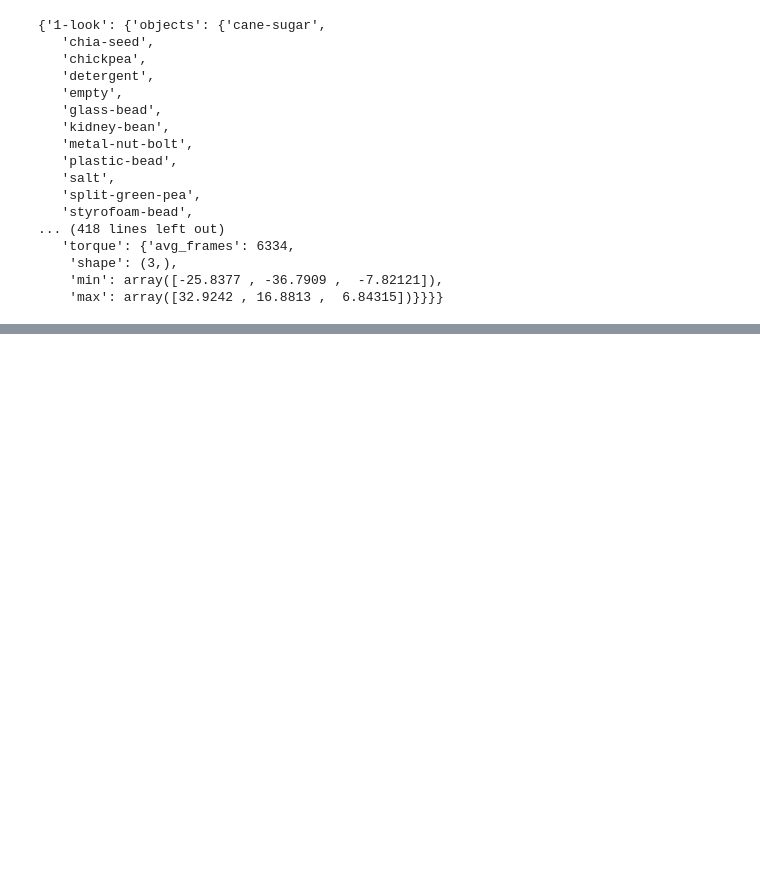
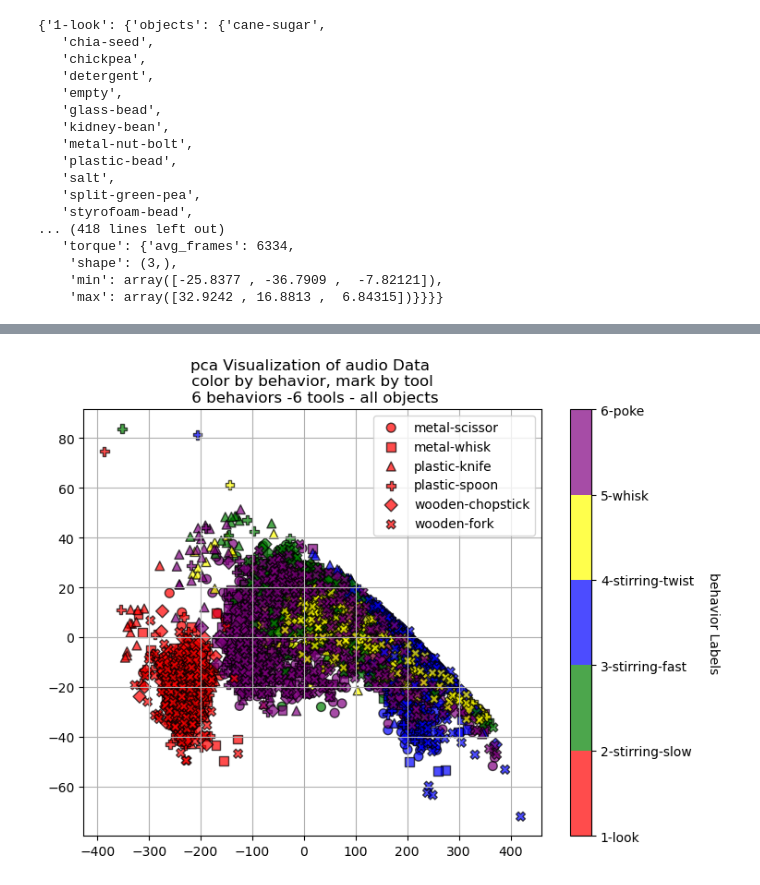
Before and after one commit to ZhengyanHuan/Tool-Knowledge-Transfer, a Jupyter notebook: data/data_viz.ipynb, the cells around one changed output, grey strips where cells are left out. Cells and saved outputs as stored; diff of their text form; code cells hidden in the pictures; blank space fills up the shorter version.

```diff
--- a/data/data_viz.ipynb
+++ b/data/data_viz.ipynb
@@ -141,0 +343,5 @@ metadata
+# %%
+visualize_in_2d(method="pca", color_by="behavior", mark_by="tool", robot_data=robot,
+                tools=all_tools, object_list=all_object_list, behaviors=all_behaviors, modality=modality)
+# %% [output]
+[figure, added]
```
Also changed, not shown: parts of 24 cells of this notebook.
